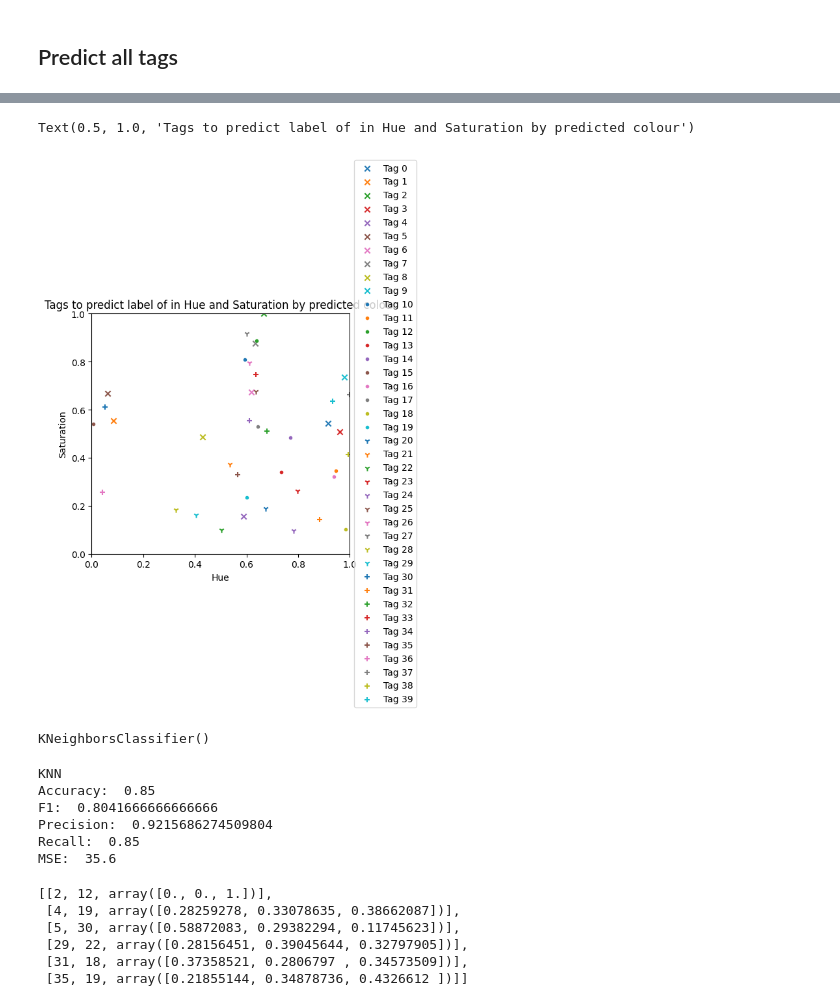
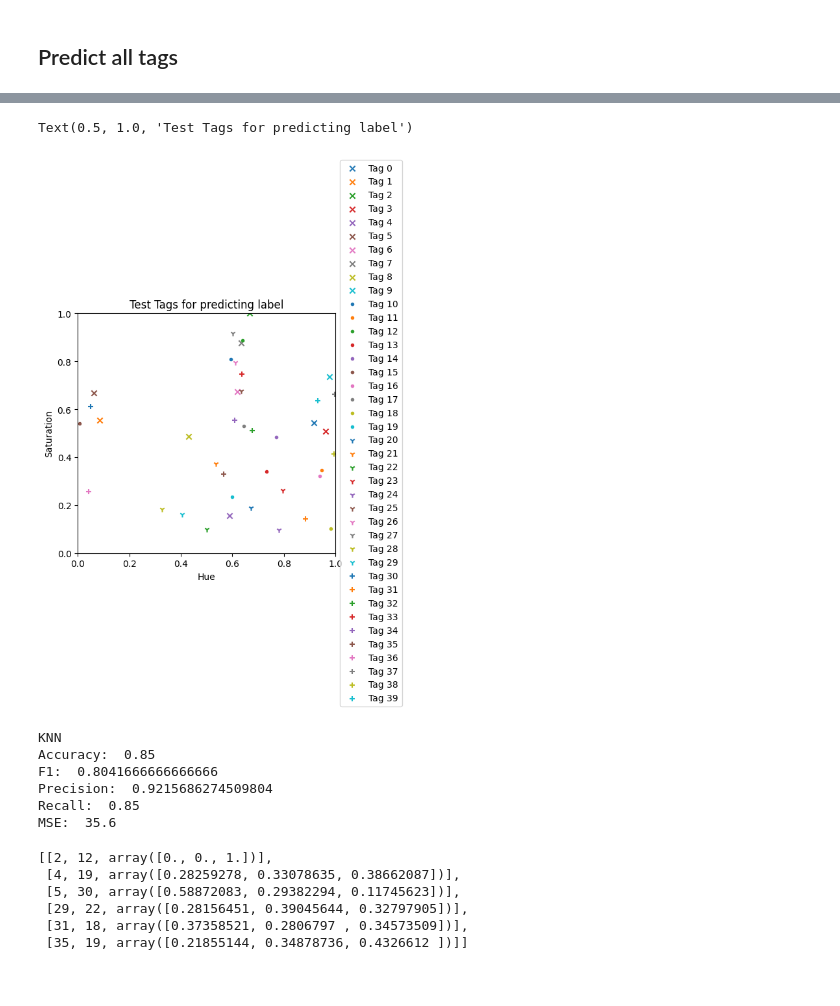
Before and after one commit to acb21kb/bumblebee-tags, a Jupyter notebook: open_files.ipynb, the cells around one changed output, grey strips where cells are left out. Cells and saved outputs as stored; diff of their text form; code cells hidden in the pictures.

```diff
--- a/open_files.ipynb
+++ b/open_files.ipynb
@@ -710,45 +711,42 @@ Text(0.5, 1.0, 'Plot of all tags (in 7 images) in Hue and Saturation by predicte
 # %%
 ax = plt.axes()
 
 for label in range(test_set.shape[0]):
     if label < 10:
         marker = 'x'
     elif label < 20:
         marker = '.'
     elif label < 30:
         marker = '1'
     else:
         marker = '+'
     (h, _, s) = colorsys.rgb_to_hls(test_set[label][0], test_set[label][1], test_set[label][2])
     tagHS = [h, s]
     plt.scatter(tagHS[0], tagHS[1], marker=marker, label=f'Tag {label}')
 
 ax.set(xlim=(0, 1.0), ylim=(0, 1.0))
 box = ax.get_position()
 ax.set_position([box.x0, box.y0, box.width * 0.8, box.height])
 ax.legend(loc='center left', bbox_to_anchor=(1, 0.5))
 plt.xlabel('Hue')
 plt.ylabel('Saturation')
-plt.title(label='Tags to predict label of in Hue and Saturation by predicted colour')
+plt.title(label='Test Tags for predicting label')
 # %% [output]
-Text(0.5, 1.0, 'Tags to predict label of in Hue and Saturation by predicted colour')
+Text(0.5, 1.0, 'Test Tags for predicting label')
-[figure, old version]
+[figure, new version]
 # %%
 by_tag_all = by_tag.reshape(240,3)
-knn = KNeighborsClassifier()
+knn = KNeighborsClassifier(5)
 knn.fit(by_tag_all, by_tag_labels)
+predictions = knn.predict(test_set)
+scores(predictions, list(range(40)), "KNN")
 # %% [output]
-KNeighborsClassifier()
+KNN
+Accuracy:  0.85
+F1:  0.8041666666666666
+Precision:  0.9215686274509804
+Recall:  0.85
+MSE:  35.6
-# %%
-predictions = knn.predict(test_set)
-scores(predictions, list(range(40)), "KNN")
-# %% [output]
-KNN
-Accuracy:  0.85
-F1:  0.8041666666666666
-Precision:  0.9215686274509804
-Recall:  0.85
-MSE:  35.6
 # %%
 incorrect = []
 for i in range(predictions.shape[0]):
```
Also changed, not shown: parts of 14 cells of this notebook.
